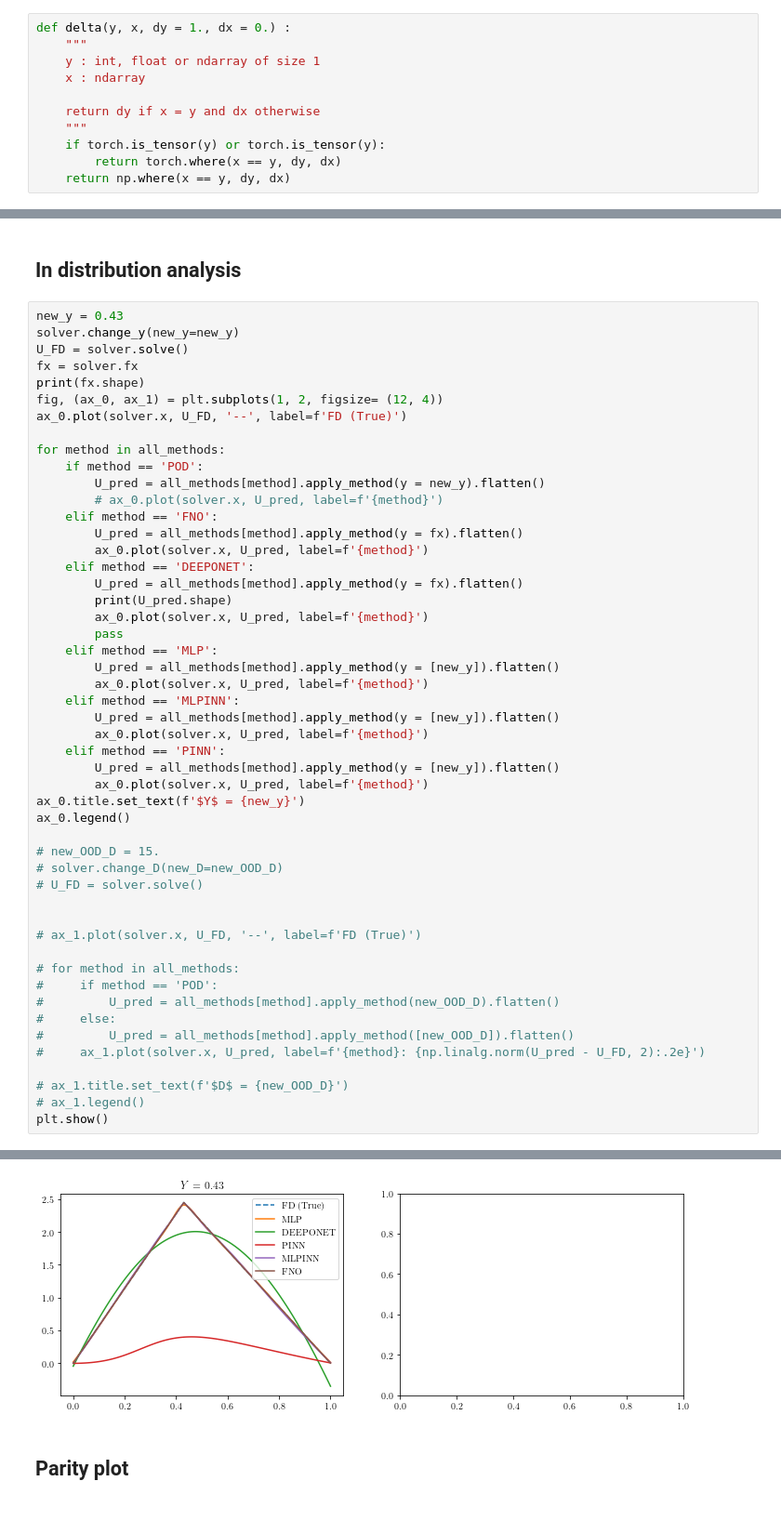
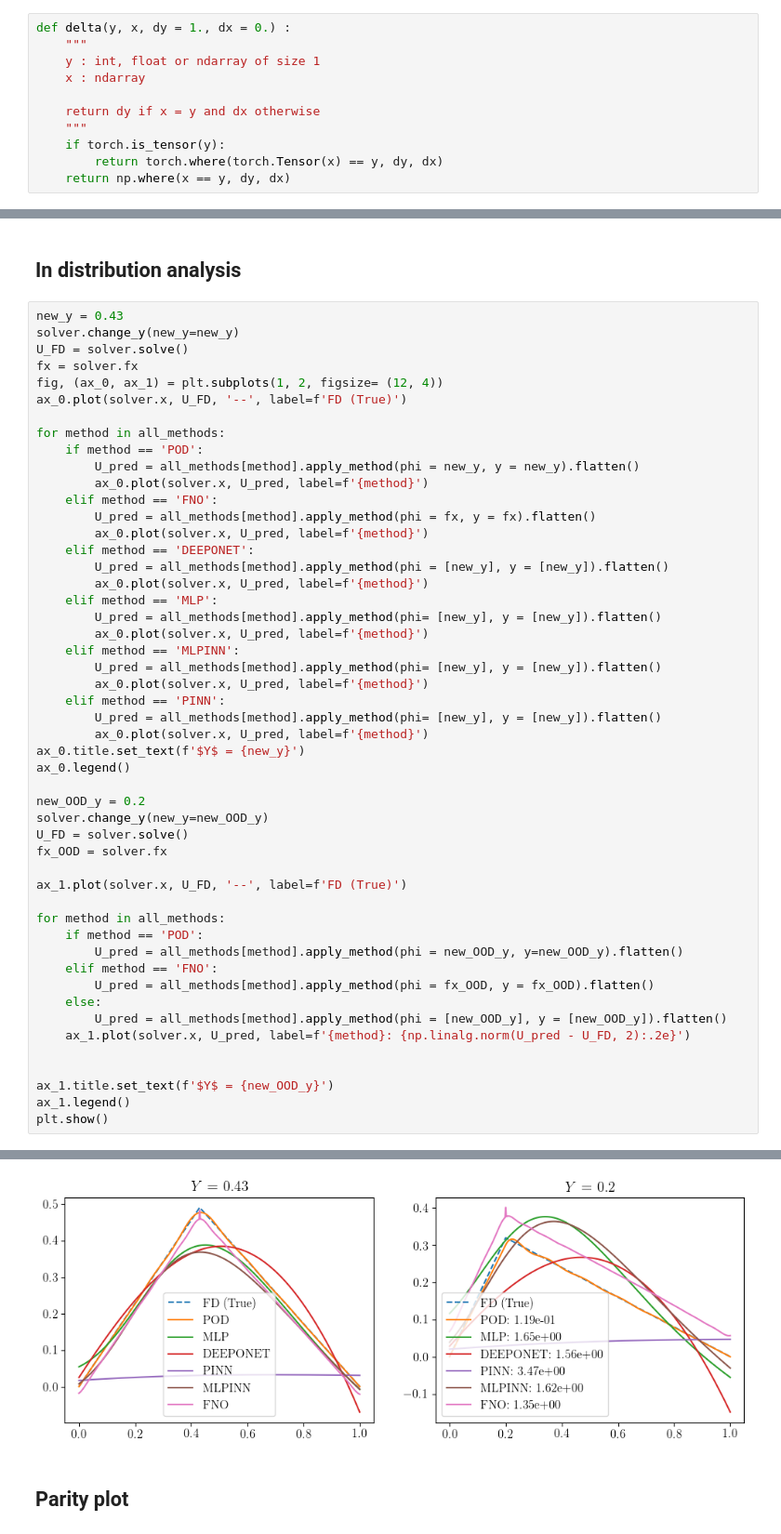
Before and after one commit to lechevaa/CEMRACS_SciML, a Jupyter notebook: notebooks/PoissonEquation/Poisson_step_2.ipynb, the cells around one changed output, grey strips where cells are left out. Shown at 93% size. Saved outputs shown, nothing was run; the diff lists cells and outputs as text.

Commit message:
[FEAT] refactoring to phi parameter (D or Y) + parity plots work

```diff
--- a/notebooks/PoissonEquation/Poisson_step_2.ipynb
+++ b/notebooks/PoissonEquation/Poisson_step_2.ipynb
@@ -51,8 +51,8 @@ def delta(y, x, dy = 1., dx = 0.) :
 
     return dy if x = y and dx otherwise
     """
-    if torch.is_tensor(y) or torch.is_tensor(y):
-        return torch.where(x == y, dy, dx)
+    if torch.is_tensor(y):
+        return torch.where(torch.Tensor(x) == y, dy, dx)
     return np.where(x == y, dy, dx)
 # %%
 PARAMS_SOLVER['source_term'] = lambda y, x : delta(y, x)
@@ -209,49 +206,49 @@ new_y = 0.43
 solver.change_y(new_y=new_y)
 U_FD = solver.solve()
 fx = solver.fx
-print(fx.shape)
 fig, (ax_0, ax_1) = plt.subplots(1, 2, figsize= (12, 4))
 ax_0.plot(solver.x, U_FD, '--', label=f'FD (True)')
 
 for method in all_methods:
     if method == 'POD':
-        U_pred = all_methods[method].apply_method(y = new_y).flatten()
-        # ax_0.plot(solver.x, U_pred, label=f'{method}')
+        U_pred = all_methods[method].apply_method(phi = new_y, y = new_y).flatten()
+        ax_0.plot(solver.x, U_pred, label=f'{method}')
     elif method == 'FNO':
-        U_pred = all_methods[method].apply_method(y = fx).flatten()
+        U_pred = all_methods[method].apply_method(phi = fx, y = fx).flatten()
         ax_0.plot(solver.x, U_pred, label=f'{method}')
     elif method == 'DEEPONET':
-        U_pred = all_methods[method].apply_method(y = fx).flatten()
-        print(U_pred.shape)
+        U_pred = all_methods[method].apply_method(phi = [new_y], y = [new_y]).flatten()
         ax_0.plot(solver.x, U_pred, label=f'{method}')
-        pass
     elif method == 'MLP':
-        U_pred = all_methods[method].apply_method(y = [new_y]).flatten()
+        U_pred = all_methods[method].apply_method(phi= [new_y], y = [new_y]).flatten()
         ax_0.plot(solver.x, U_pred, label=f'{method}')
     elif method == 'MLPINN':
-        U_pred = all_methods[method].apply_method(y = [new_y]).flatten()
+        U_pred = all_methods[method].apply_method(phi= [new_y], y = [new_y]).flatten()
         ax_0.plot(solver.x, U_pred, label=f'{method}')
     elif method == 'PINN':
-        U_pred = all_methods[method].apply_method(y = [new_y]).flatten()
+        U_pred = all_methods[method].apply_method(phi= [new_y], y = [new_y]).flatten()
         ax_0.plot(solver.x, U_pred, label=f'{method}')
 ax_0.title.set_text(f'$Y$ = {new_y}')
 ax_0.legend()
 
-# new_OOD_D = 15.
-# solver.change_D(new_D=new_OOD_D)
-# U_FD = solver.solve()
+new_OOD_y = 0.2
+solver.change_y(new_y=new_OOD_y)
+U_FD = solver.solve()
+fx_OOD = solver.fx
+
+ax_1.plot(solver.x, U_FD, '--', label=f'FD (True)')
+
+for method in all_methods:
+    if method == 'POD':
+        U_pred = all_methods[method].apply_method(phi = new_OOD_y, y=new_OOD_y).flatten()
+    elif method == 'FNO':
+        U_pred = all_methods[method].apply_method(phi = fx_OOD, y = fx_OOD).flatten()
+    else:
+        U_pred = all_methods[method].apply_method(phi = [new_OOD_y], y = [new_OOD_y]).flatten()
+    ax_1.plot(solver.x, U_pred, label=f'{method}: {np.linalg.norm(U_pred - U_FD, 2):.2e}')
 
 
-# ax_1.plot(solver.x, U_FD, '--', label=f'FD (True)')
-
-# for method in all_methods:
-#     if method == 'POD':
-#         U_pred = all_methods[method].apply_method(new_OOD_D).flatten()
-#     else:
-#         U_pred = all_methods[method].apply_method([new_OOD_D]).flatten()
-#     ax_1.plot(solver.x, U_pred, label=f'{method}: {np.linalg.norm(U_pred - U_FD, 2):.2e}')
-
-# ax_1.title.set_text(f'$D$ = {new_OOD_D}')
-# ax_1.legend()
+ax_1.title.set_text(f'$Y$ = {new_OOD_y}')
+ax_1.legend()
 plt.show()
 # %% [output]
@@ -260,3 +255,3 @@ plt.show()
-[figure, old version]
+[figure, new version]
 # %% [markdown]
 ## Parity plot
```
Also changed, not shown: parts of 11 cells of this notebook, 6 other files.
